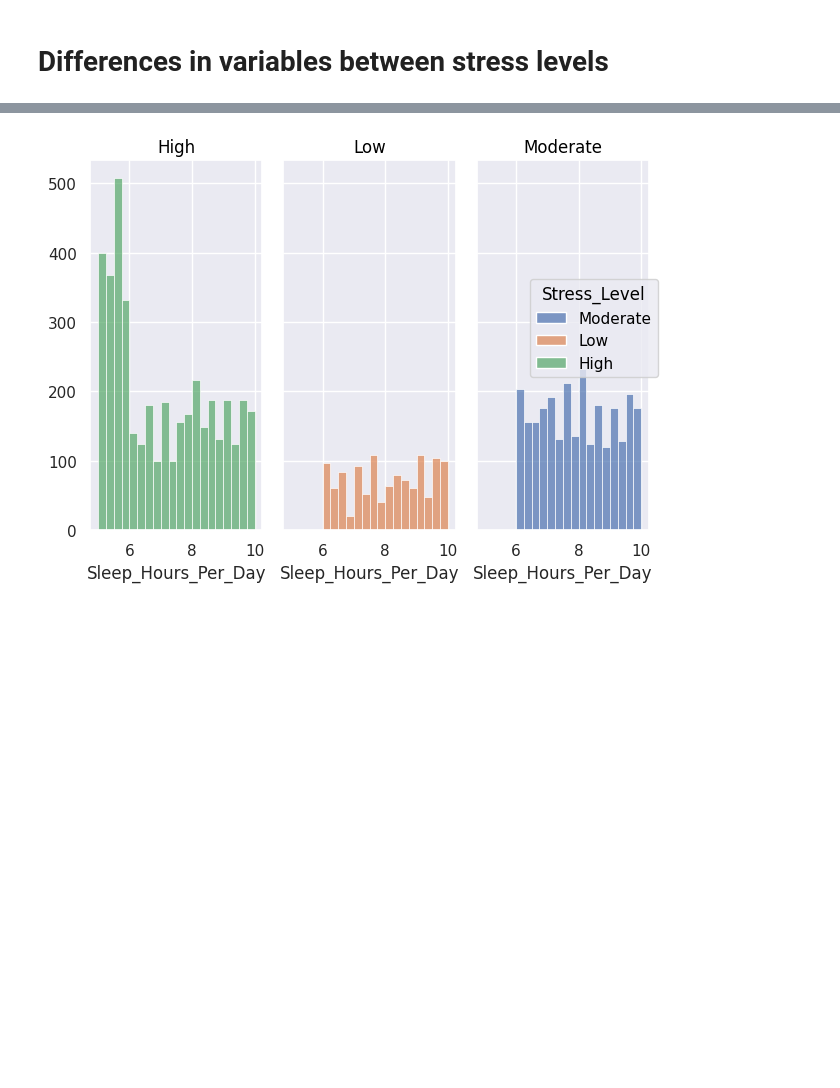
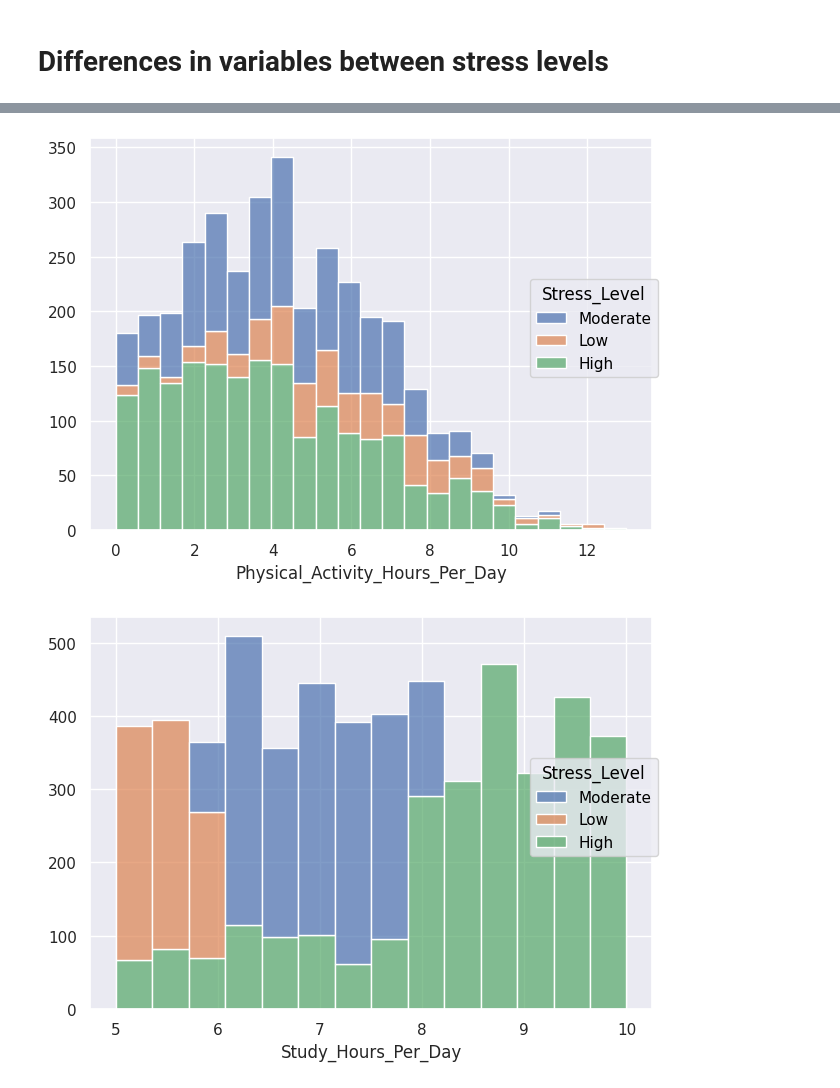
Before and after one commit to vramaiah/student-success-factors, a Jupyter notebook: student_success.ipynb, the cells around one changed output, grey strips where cells are left out. Saved outputs shown, nothing was run; the diff lists cells and outputs as text; code cells hidden in the pictures; blank space fills up the shorter version.

Commit message:
feat: Add histograms to compare physical, sleep, and study between the different stress levels

```diff
--- a/student_success.ipynb
+++ b/student_success.ipynb
@@ -228,7 +225,7 @@ See the caveats in the documentation: https://pandas.pydata.org/pandas-docs/stab
 for variable in [PHYSICAL, STUDY, SLEEP]:
     (
         so.Plot(data=df, x=variable, color=STRESS)
-        .add(so.Bars(), so.Hist(stat="frequency", bins=20), so.Dodge())
+        .add(so.Area(), so.Hist(stat="frequency", bins=20))
         .show()
     )
 # %% [output]
@@ -238,9 +235,10 @@ for variable in [PHYSICAL, STUDY, SLEEP]:
 # %%
-(
-    so.Plot(data=df, x=SLEEP, color=STRESS)
-    .facet(STRESS)
-    .add(so.Bars(), so.Hist(stat="propert", bins=20))
-    .show()
+for variable in [PHYSICAL, STUDY, SLEEP]:
+    (
+        so.Plot(df, x=variable, color=STRESS)
+        .add(so.Bars(), so.Hist(stat="frequency", common_norm=False), so.Stack())
+        .show()
     )
 # %% [output]
-[figure, old version]
+[figure, new version]
+[figure, added]
```
Also changed, not shown: parts of 3 cells of this notebook.
